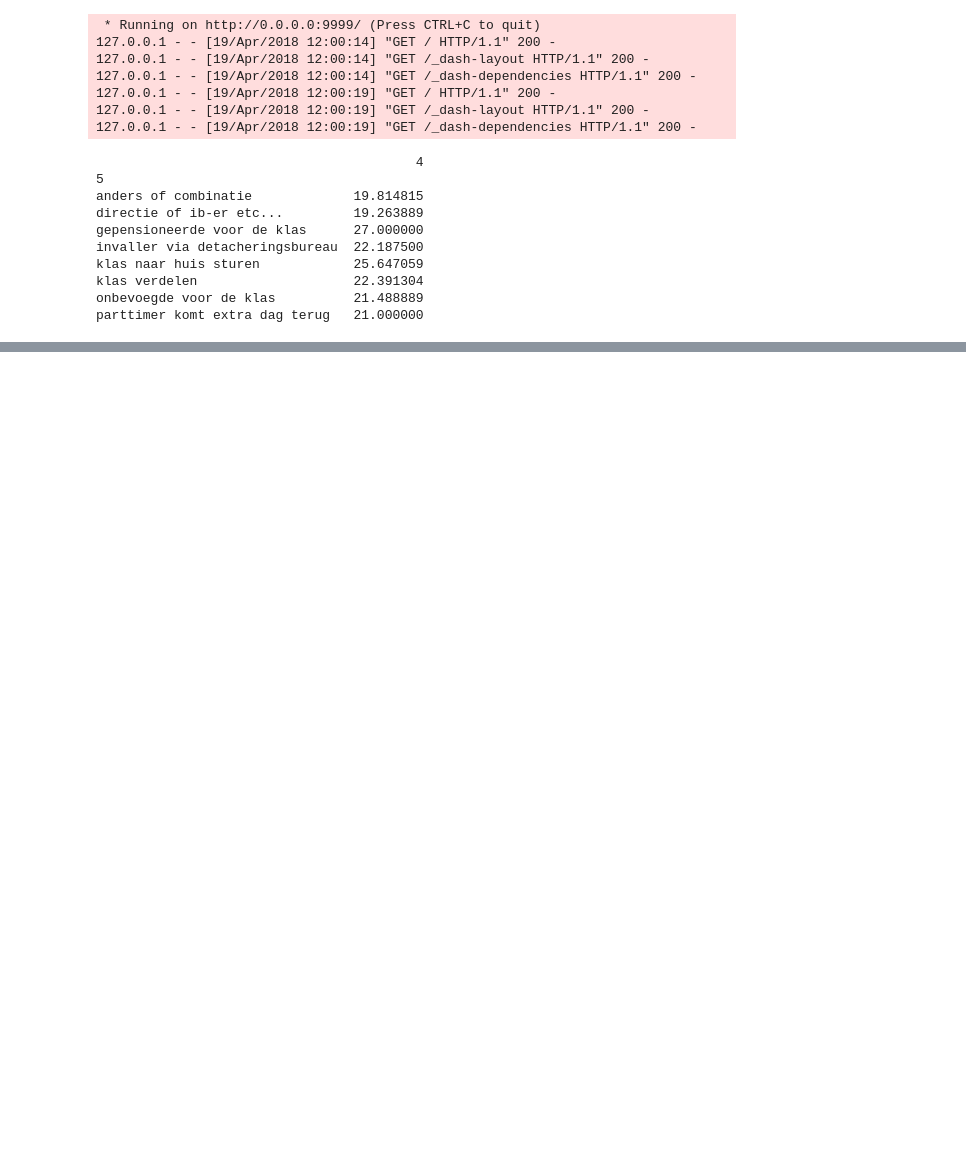
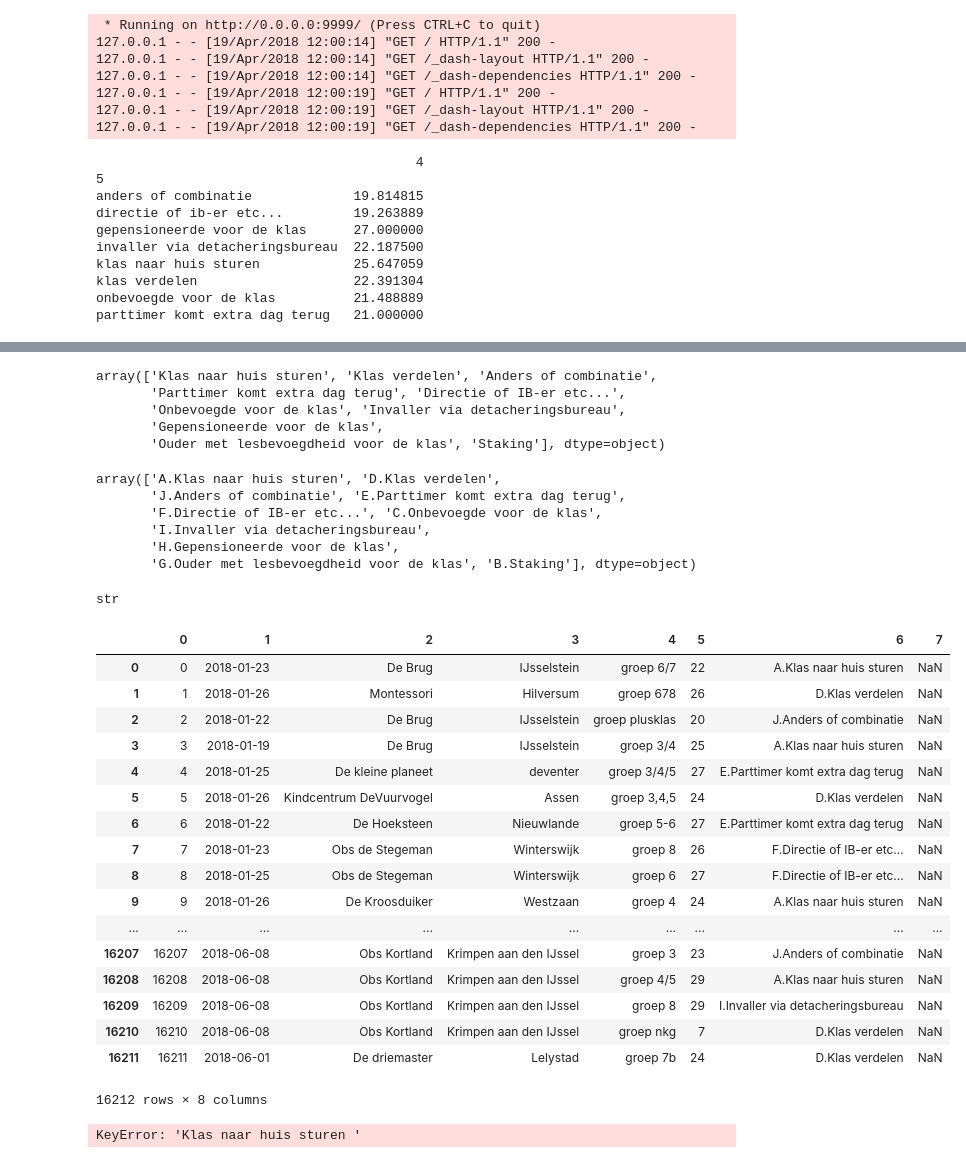
Before and after one commit to rgingnagel/school, a Jupyter notebook: OefenOpdrachtClean.ipynb, the cells around one changed output, grey strips where cells are left out. Cells and saved outputs as stored; diff of their text form; code cells hidden in the pictures; blank space fills up the shorter version.

```diff
--- a/OefenOpdrachtClean.ipynb
+++ b/OefenOpdrachtClean.ipynb
@@ -547,0 +575,8 @@ parttimer komt extra dag terug   21.000000
+# %%
+joep[5].unique()
+# %% [output]
+array(['Klas naar huis sturen', 'Klas verdelen', 'Anders of combinatie',
+       'Parttimer komt extra dag terug', 'Directie of IB-er etc...',
+       'Onbevoegde voor de klas', 'Invaller via detacheringsbureau',
+       'Gepensioneerde voor de klas',
+       'Ouder met lesbevoegdheid voor de klas', 'Staking'], dtype=object)
@@ -547,0 +585,13 @@ parttimer komt extra dag terug   21.000000
+# %%
+joep[5].unique()
+# %% [output]
+array(['A.Klas naar huis sturen', 'D.Klas verdelen',
+       'J.Anders of combinatie', 'E.Parttimer komt extra dag terug',
+       'F.Directie of IB-er etc...', 'C.Onbevoegde voor de klas',
+       'I.Invaller via detacheringsbureau',
+       'H.Gepensioneerde voor de klas',
+       'G.Ouder met lesbevoegdheid voor de klas', 'B.Staking'], dtype=object)
+# %%
+joep[5][0]
+# %% [output]
+str
@@ -547,0 +601,56 @@ parttimer komt extra dag terug   21.000000
+# %%
+bla = pd.read_csv('export.csv', sep=';',
+               header=None)
+# %%
+bla
+# %% [output]
+|  | 0 | 1 | 2 | 3 | 4 | 5 | 6 | 7 |
+| 0 | 0 | 2018-01-23 | De Brug | IJsselstein | groep 6/7 | 22 | A.Klas naar huis sturen | NaN |
+| 1 | 1 | 2018-01-26 | Montessori | Hilversum | groep 678 | 26 | D.Klas verdelen | NaN |
+| 2 | 2 | 2018-01-22 | De Brug | IJsselstein | groep plusklas | 20 | J.Anders of combinatie | NaN |
+| 3 | 3 | 2018-01-19 | De Brug | IJsselstein | groep 3/4 | 25 | A.Klas naar huis sturen | NaN |
+| 4 | 4 | 2018-01-25 | De kleine planeet | deventer | groep 3/4/5 | 27 | E.Parttimer komt extra dag terug | NaN |
+| 5 | 5 | 2018-01-26 | Kindcentrum DeVuurvogel | Assen | groep 3,4,5 | 24 | D.Klas verdelen | NaN |
+| 6 | 6 | 2018-01-22 | De Hoeksteen | Nieuwlande | groep 5-6 | 27 | E.Parttimer komt extra dag terug | NaN |
+| 7 | 7 | 2018-01-23 | Obs de Stegeman | Winterswijk | groep 8 | 26 | F.Directie of IB-er etc... | NaN |
+| 8 | 8 | 2018-01-25 | Obs de Stegeman | Winterswijk | groep 6 | 27 | F.Directie of IB-er etc... | NaN |
+| 9 | 9 | 2018-01-26 | De Kroosduiker | Westzaan | groep 4 | 24 | A.Klas naar huis sturen | NaN |
+| ... | ... | ... | ... | ... | ... | ... | ... | ... |
+| 16207 | 16207 | 2018-06-08 | Obs Kortland | Krimpen aan den IJssel | groep 3 | 23 | J.Anders of combinatie | NaN |
+| 16208 | 16208 | 2018-06-08 | Obs Kortland | Krimpen aan den IJssel | groep 4/5 | 29 | A.Klas naar huis sturen | NaN |
+| 16209 | 16209 | 2018-06-08 | Obs Kortland | Krimpen aan den IJssel | groep 8 | 29 | I.Invaller via detacheringsbureau | NaN |
+| 16210 | 16210 | 2018-06-08 | Obs Kortland | Krimpen aan den IJssel | groep nkg | 7 | D.Klas verdelen | NaN |
+| 16211 | 16211 | 2018-06-01 | De driemaster | Lelystad | groep 7b | 24 | D.Klas verdelen | NaN |
+16212 rows × 8 columns
+# %%
+slider = [1,6]
+timeFilteredDF = lt[(lt[0]>=datetime.date(2018, slider[0] ,1)) & (lt[0]<datetime.date(2018 ,slider[1]+1 ,1))]
+uniqueTimeFilteredDF = cityLatLong.loc[cityLatLong['city'].isin(timeFilteredDF['city'].unique())]
+
+def calculateMarkerColor(timeFixed, cityName):
+    colors = {
+        'Klas naar huis sturen': 'rgb(215,48,39)',
+        'Staking': 'rgb(244,109,67)',
+        'Onbevoegde voor de klas': 'rgb(253,174,97)',
+        'Klas verdelen':'rgb(254,224,139)',
+        'Parttimer komt extra dag terug': 'rgb(217,239,139)',
+        'Directie of IB-er etc...':'rgb(166,217,106)',
+        'Ouder met lesbevoegdheid voor de klas':'rgb(102,189,99)',
+        'Gepensioneerde voor de klas':'rgb(26,152,80)',
+        'Invaller via detacheringsbureau':'rgb(18,106,56)',
+        'Anders of combinatie':'rgb(220,220,220)' }
+
+    lt_value=timeFixed[timeFixed['city'].str.contains(cityName)]
+
+    value_vs_rest=pd.DataFrame([lt_value.groupby(5)[4].sum()] ).T
+    return colors[value_vs_rest.idxmax()[4]]
+
+print([calculateMarkerColor(timeFilteredDF, x) for x in list(uniqueTimeFilteredDF['city'])])
+
+lt_value=timeFixed[timeFixed['city'].str.contains(cityName)]
+
+value_vs_rest=pd.DataFrame([lt_value.groupby(5)[4].sum()] ).T
+valueWithLeerlingen = value_vs_rest[4]
+value_vs_rest.idxmax()[4]
+# %% [output]
+KeyError: 'Klas naar huis sturen '
```
Also changed, not shown: parts of 19 cells of this notebook, 4 other files.
